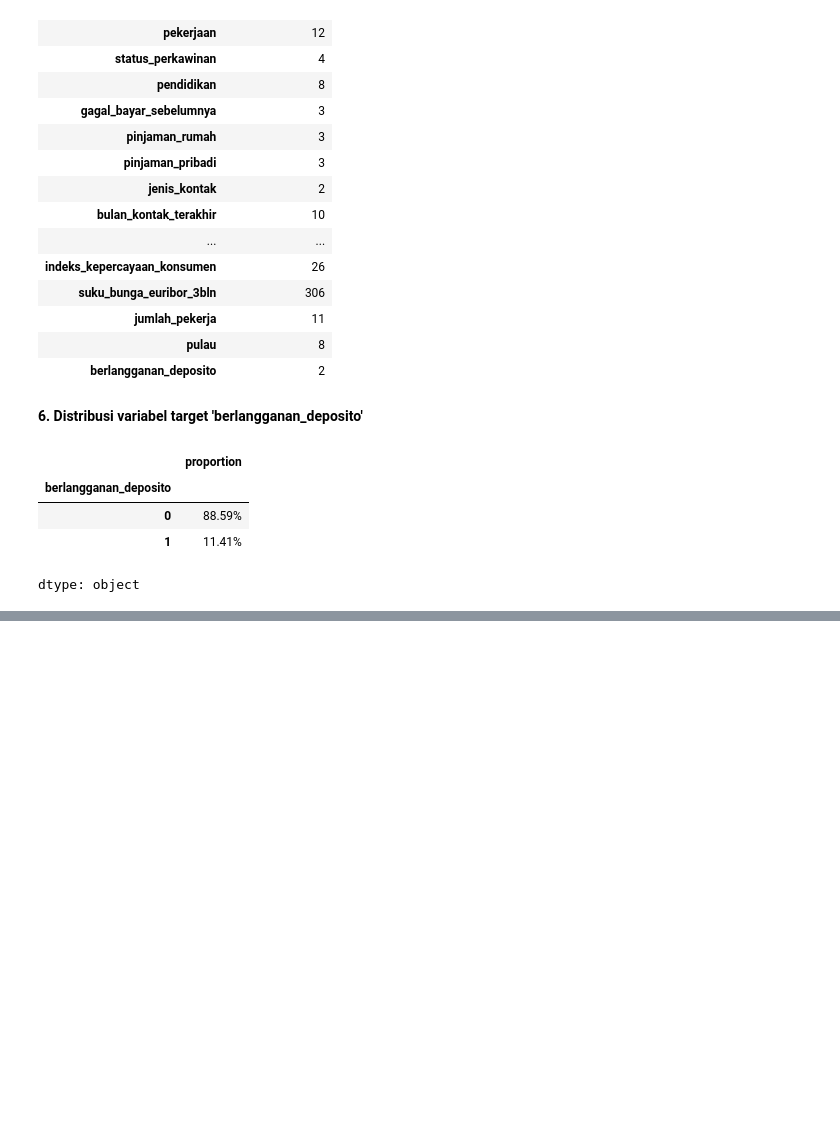
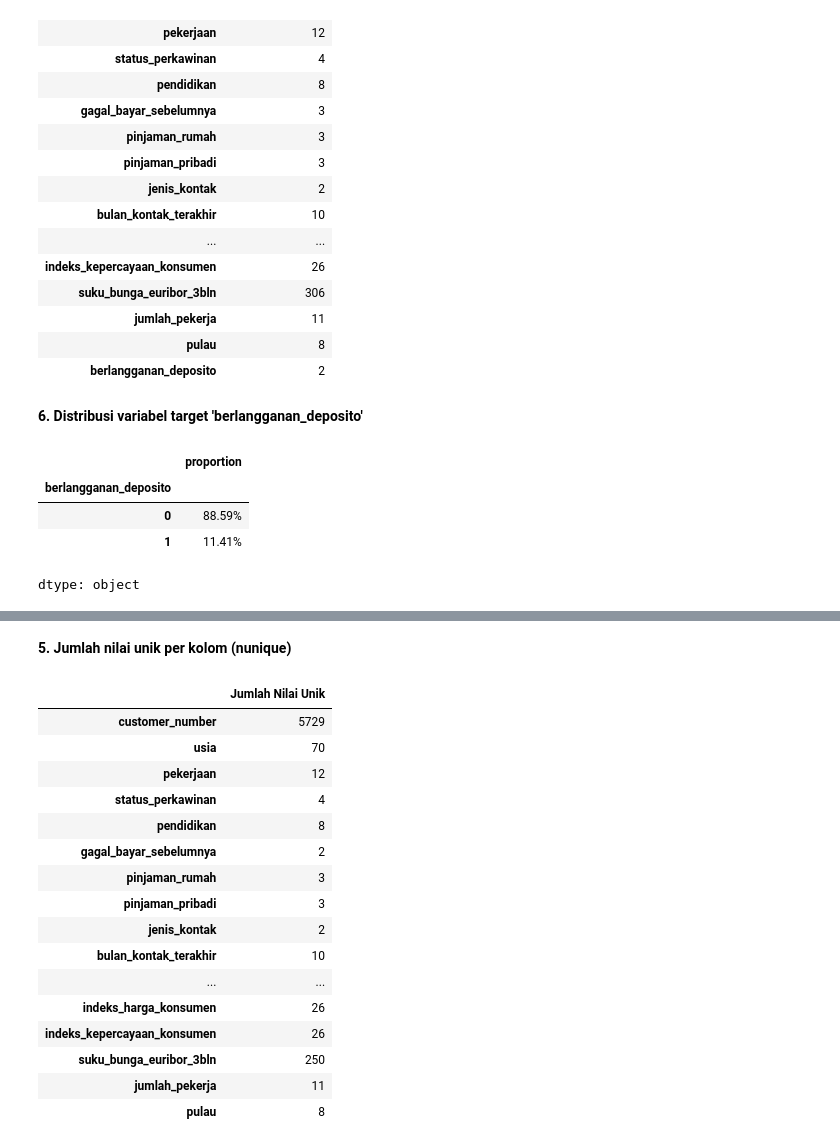
Before and after one commit to LatiefDataVisionary/data-quest-challenge-dsi-2025, a Jupyter notebook: notebooks/DCM_DMU_2025_Notebook_Cubit_Aku_Dong.ipynb, the cells around one changed output, grey strips where cells are left out. Cells and saved outputs as stored; diff of their text form; code cells hidden in the pictures; blank space fills up the shorter version.

```diff
--- a/notebooks/DCM_DMU_2025_Notebook_Cubit_Aku_Dong.ipynb
+++ b/notebooks/DCM_DMU_2025_Notebook_Cubit_Aku_Dong.ipynb
@@ -313,0 +366,22 @@ dtype: object
+# %% [markdown]
+**5. Jumlah nilai unik per kolom (nunique)**
+# %%
+pd.DataFrame(df_val.nunique(), columns=['Jumlah Nilai Unik'])
+# %% [output]
+|  | Jumlah Nilai Unik |
+| customer_number | 5729 |
+| usia | 70 |
+| pekerjaan | 12 |
+| status_perkawinan | 4 |
+| pendidikan | 8 |
+| gagal_bayar_sebelumnya | 2 |
+| pinjaman_rumah | 3 |
+| pinjaman_pribadi | 3 |
+| jenis_kontak | 2 |
+| bulan_kontak_terakhir | 10 |
+| ... | ... |
+| indeks_harga_konsumen | 26 |
+| indeks_kepercayaan_konsumen | 26 |
+| suku_bunga_euribor_3bln | 250 |
+| jumlah_pekerja | 11 |
+| pulau | 8 |
```
Also changed, not shown: parts of 9 cells of this notebook.
